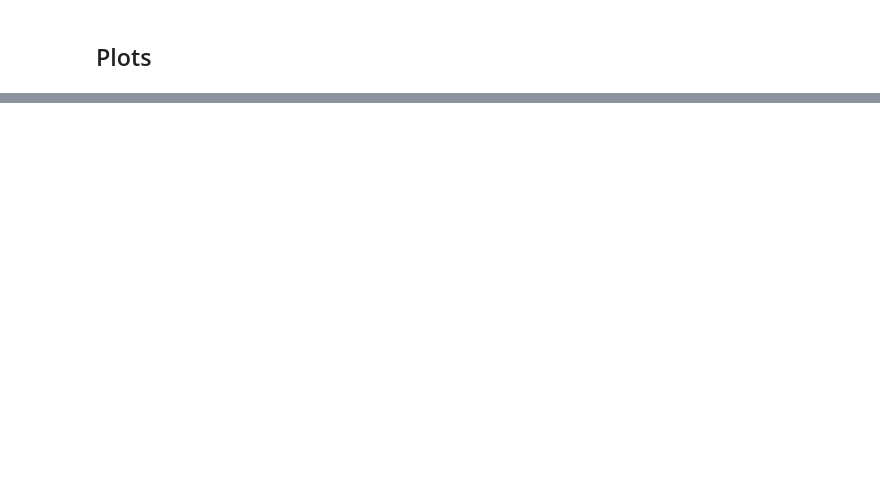
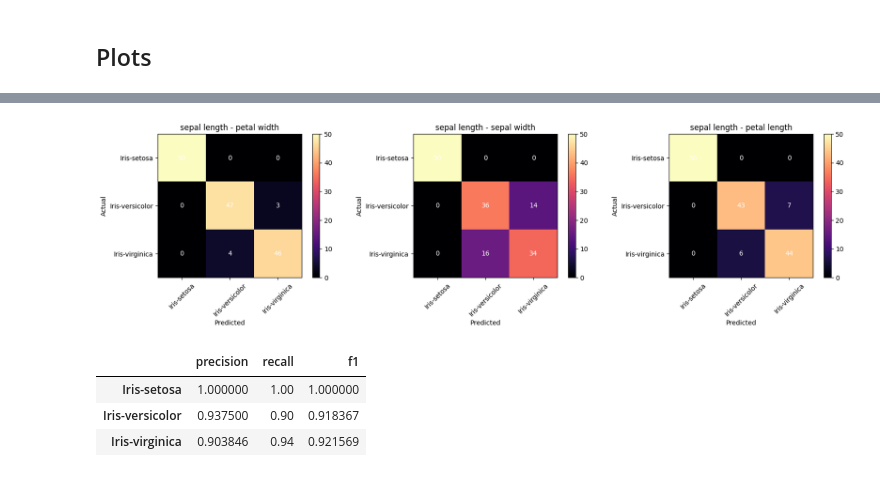
Before and after one commit to devabz/IKT215-G-BayesDecisionTheory, a Jupyter notebook: code/main.ipynb, the cells around one changed output, grey strips where cells are left out. Saved outputs shown, nothing was run; the diff lists cells and outputs as text; code cells hidden in the pictures; blank space fills up the shorter version.

```diff
--- a/code/main.ipynb
+++ b/code/main.ipynb
@@ -170,0 +140,16 @@ plot_result(features=(0, 2))
+# %%
+fig, axes = plt.subplots(1, 3, figsize=(20, 4))
+origin = 0
+for i, ax in enumerate(axes):
+    i = 3 if i == origin else i
+    ft = X.iloc[:, [origin, i]]
+    visualize_confusion_matrix(pred=NaiveBayes(integrate=False).fit(ft, y=y), y=y, ax=ax, title=f'{ft.iloc[:, 0].name} - {ft.iloc[:, 1].name}')
+# %% [output]
+[figure, added]
+# %%
+compute_metric_table(y_true=y, y_pred=pred)
+# %% [output]
+|  | precision | recall | f1 |
+| Iris-setosa | 1.000000 | 1.00 | 1.000000 |
+| Iris-versicolor | 0.937500 | 0.90 | 0.918367 |
+| Iris-virginica | 0.903846 | 0.94 | 0.921569 |
```
Also changed, not shown: parts of 11 cells of this notebook, 8 other files.
